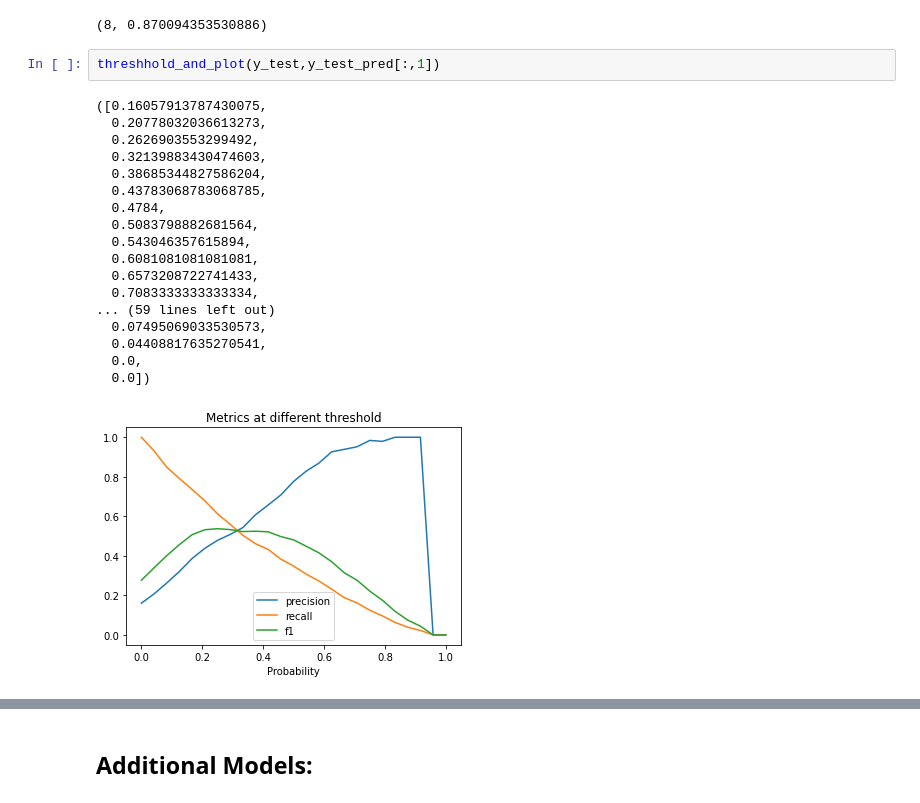
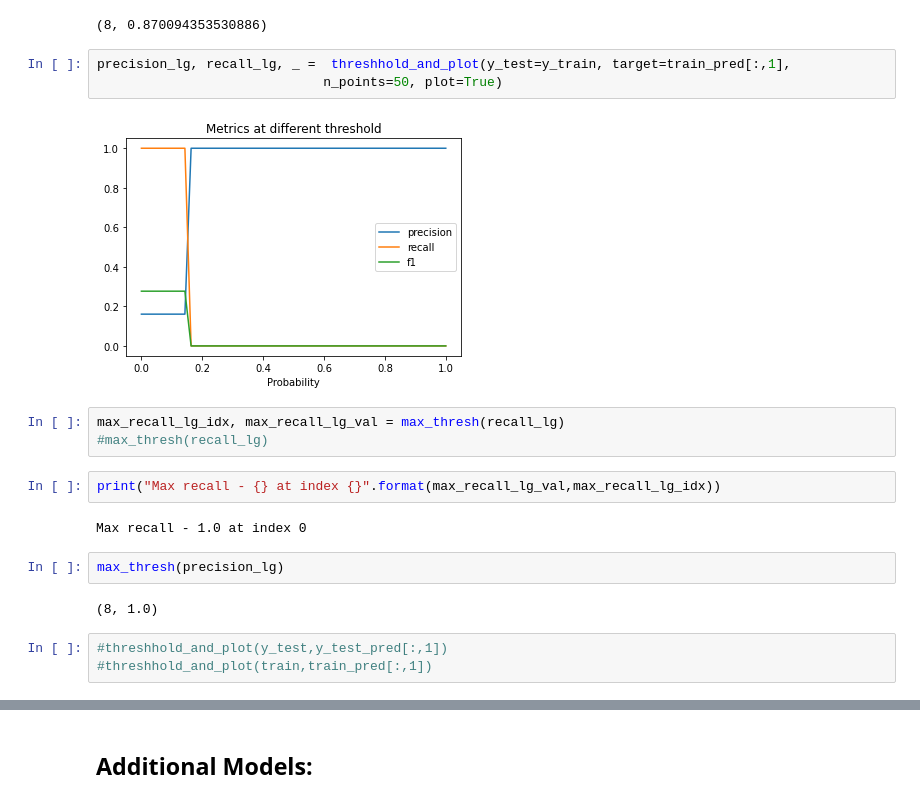
Before and after one commit to shaisid01/Data-Science, a Jupyter notebook: CapstoneProjects/Capstone 2/Notebooks/05_modeling.ipynb, the cells around one changed output, grey strips where cells are left out. Drawn from its saved outputs; the diff is of its cells as text.

```diff
--- a/CapstoneProjects/Capstone 2/Notebooks/05_modeling.ipynb
+++ b/CapstoneProjects/Capstone 2/Notebooks/05_modeling.ipynb
@@ -291,24 +290,22 @@ sns.histplot(cv_scores_lg, bins=10)
 max_thresh(cv_scores_lg)
 # %% [output]
 (8, 0.870094353530886)
+# %%
+precision_lg, recall_lg, _ =  threshhold_and_plot(y_test=y_train, target=train_pred[:,1],
+                             n_points=50, plot=True)
+# %% [output]
+[figure, added]
+# %%
+max_recall_lg_idx, max_recall_lg_val = max_thresh(recall_lg)
+#max_thresh(recall_lg)
+# %%
+print("Max recall - {} at index {}".format(max_recall_lg_val,max_recall_lg_idx))
+# %% [output]
+Max recall - 1.0 at index 0
+# %%
+max_thresh(precision_lg)
+# %% [output]
+(8, 1.0)
 # %%
-threshhold_and_plot(y_test,y_test_pred[:,1])
+#threshhold_and_plot(y_test,y_test_pred[:,1])
+#threshhold_and_plot(train,train_pred[:,1])
-# %% [output]
-([0.16057913787430075,
-  0.20778032036613273,
-  0.2626903553299492,
-  0.32139883430474603,
-  0.38685344827586204,
-  0.43783068783068785,
-  0.4784,
-  0.5083798882681564,
-  0.543046357615894,
-  0.6081081081081081,
-  0.6573208722741433,
-  0.7083333333333334,
-... (59 lines left out)
-  0.07495069033530573,
-  0.04408817635270541,
-  0.0,
-  0.0])
-[figure, removed]
```
Also changed, not shown: parts of 19 cells of this notebook.
